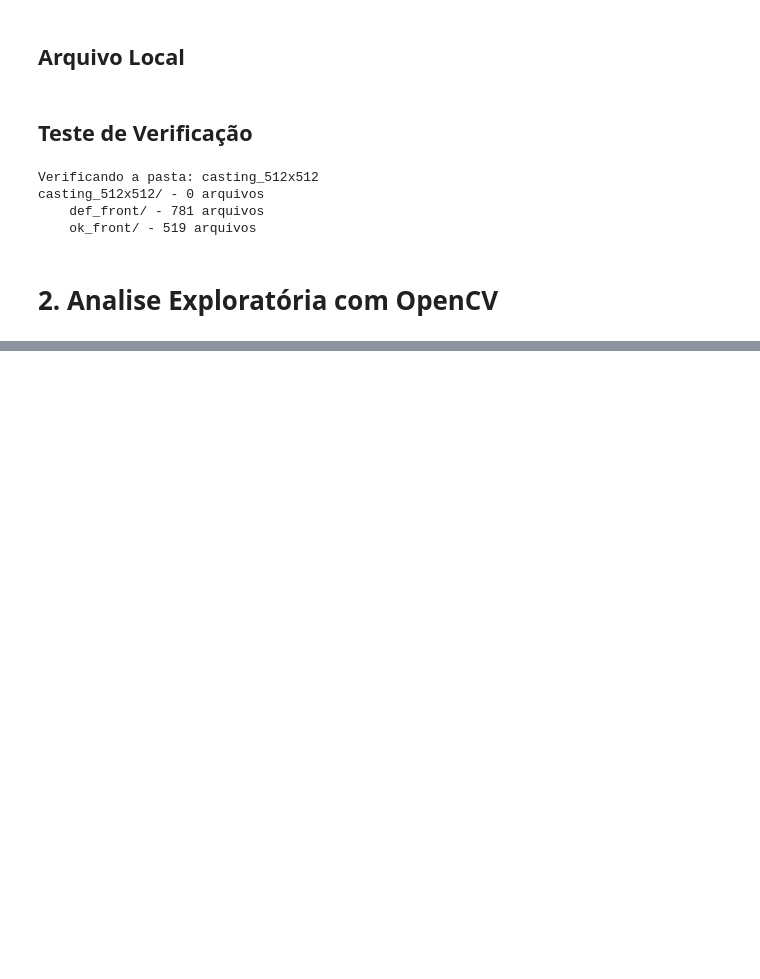
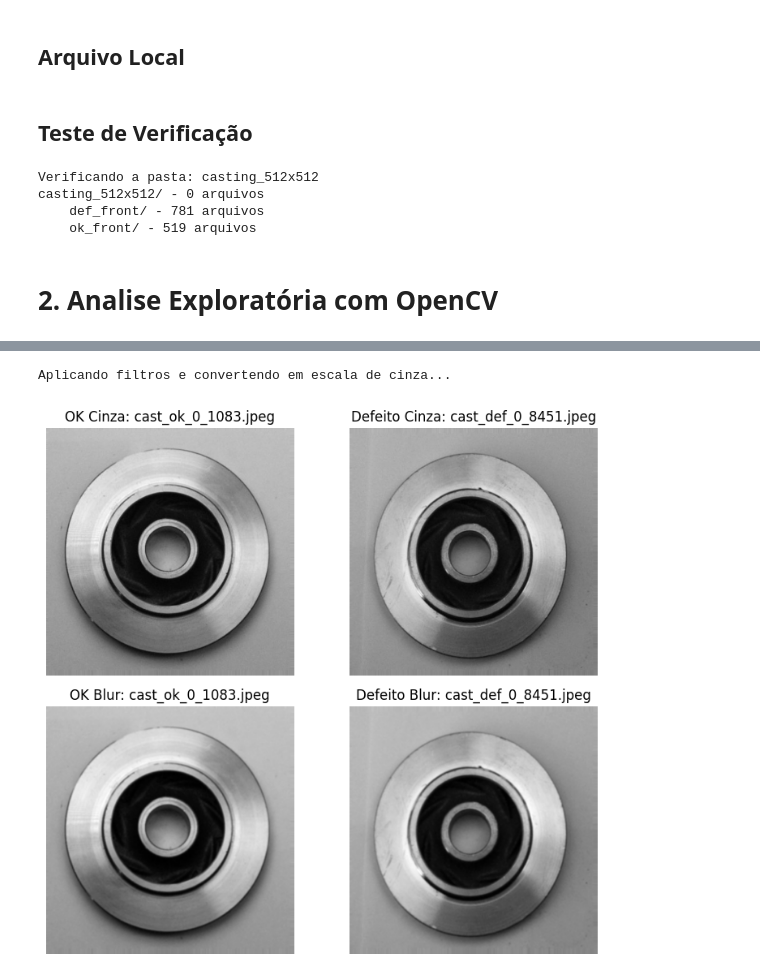
Before and after one commit to dnkamo/SC_TEC-M2_S07-Mini-Projeto-CNN-OpenCV-Pecas, a Jupyter notebook: notebook/SC_TEC_Mod2_Mini_Proj_CNN_OpenCV_Pecas.ipynb, the cells around one changed output, grey strips where cells are left out. Cells and saved outputs as stored; diff of their text form; code cells hidden in the pictures; blank space fills up the shorter version.

```diff
--- a/notebook/SC_TEC_Mod2_Mini_Proj_CNN_OpenCV_Pecas.ipynb
+++ b/notebook/SC_TEC_Mod2_Mini_Proj_CNN_OpenCV_Pecas.ipynb
@@ -162,0 +155,59 @@ plt.show()
+# %%
+# ======================================================
+# 2. APLICANDO FILTROS NAS IMAGENS
+# ======================================================
+
+# Com nossas amostras selecionadas, podemos aplicar
+# conversão em escala de cinza, assim como filtros
+# de suavização
+
+print("Aplicando filtros e convertendo em escala de cinza...")
+
+# ====
+# A. Conversão para escala de cinza
+# ---------------------------------
+img_ok_cinza = cv2.cvtColor(img_ok_rgb, cv2.COLOR_RGB2GRAY)
+img_def_cinza = cv2.cvtColor(img_def_rgb, cv2.COLOR_RGB2GRAY)
+
+# ====
+# B. Gaussian Blur ou Median Blur, para suavizar os detalhes
+# ---------------------------------
+# Variavel para usar no tamanho dos desfoque varias vezes de uma so vez
+tamanho_desfoque = (5, 5)
+
+img_ok_cinza_blur = cv2.GaussianBlur(img_ok_cinza, tamanho_desfoque, 0)
+img_def_cinza_blur = cv2.GaussianBlur(img_def_cinza, tamanho_desfoque, 0)
+
+#img_ok_cinza_blur = cv2.medianBlur(img_ok_cinza, tamanho_desfoque[0])
+#img_def_cinza_blur = cv2.medianBlur(img_def_cinza, tamanho_desfoque[0])
+
+
+# ====
+# ---------------------------------
+# Mostrando as imagens processadas até agora
+
+fig, axes = plt.subplots(2, 2, figsize=(8, 7))
+
+# Exibindo imagens em escala de cinza
+axes[0, 0].imshow(img_ok_cinza, cmap='gray')
+axes[0, 0].set_title(f'OK Cinza: {img_ok_name}')
+axes[0, 0].axis('off')
+
+axes[0, 1].imshow(img_def_cinza, cmap='gray')
+axes[0, 1].set_title(f'Defeito Cinza: {img_def_name}')
+axes[0, 1].axis('off')
+
+# Exibindo imagens com Blur
+axes[1, 0].imshow(img_ok_cinza_blur, cmap='gray')
+axes[1, 0].set_title(f'OK Blur: {img_ok_name}')
+axes[1, 0].axis('off')
+
+axes[1, 1].imshow(img_def_cinza_blur, cmap='gray')
+axes[1, 1].set_title(f'Defeito Blur: {img_def_name}')
+axes[1, 1].axis('off')
+
+plt.tight_layout()
+plt.show()
+# %% [output]
+Aplicando filtros e convertendo em escala de cinza...
+[figure, added]
```
Also changed, not shown: parts of 8 cells of this notebook.
